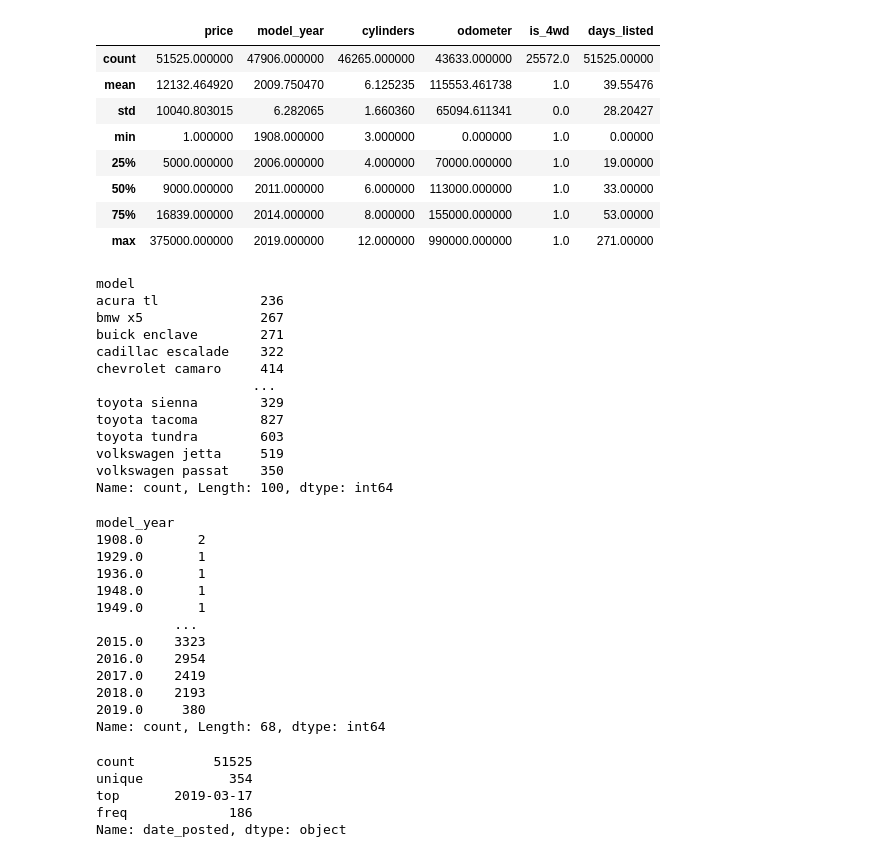
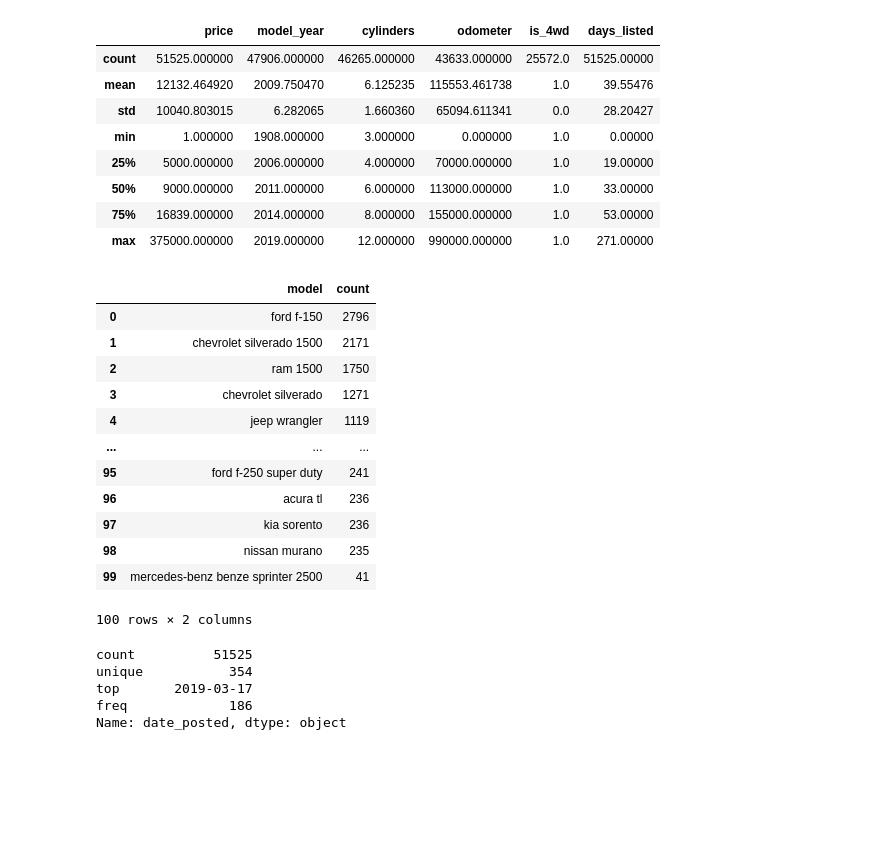
Before and after one commit to DeinyACR/Proyecto-Sprint-7-TripleTen, a Jupyter notebook: notebooks/EDA.ipynb, the cells around one changed output. Cells and saved outputs as stored; diff of their text form; code cells hidden in the pictures; blank space fills up the shorter version.

```diff
--- a/notebooks/EDA.ipynb
+++ b/notebooks/EDA.ipynb
@@ -60,37 +58,21 @@ car_data.describe()
 | 75% | 16839.000000 | 2014.000000 | 8.000000 | 155000.000000 | 1.0 | 53.00000 |
 | max | 375000.000000 | 2019.000000 | 12.000000 | 990000.000000 | 1.0 | 271.00000 |
 # %%
-car_data['model'].value_counts().sort_index()
+car_data['model'].value_counts().reset_index()
 # %% [output]
+|  | model | count |
+| 0 | ford f-150 | 2796 |
+| 1 | chevrolet silverado 1500 | 2171 |
+| 2 | ram 1500 | 1750 |
+| 3 | chevrolet silverado | 1271 |
+| 4 | jeep wrangler | 1119 |
+| ... | ... | ... |
+| 95 | ford f-250 super duty | 241 |
+| 96 | acura tl | 236 |
+| 97 | kia sorento | 236 |
+| 98 | nissan murano | 235 |
+| 99 | mercedes-benz benze sprinter 2500 | 41 |
-model
-acura tl             236
-bmw x5               267
-buick enclave        271
-cadillac escalade    322
-chevrolet camaro     414
-                    ...
-toyota sienna        329
-toyota tacoma        827
-toyota tundra        603
-volkswagen jetta     519
-volkswagen passat    350
-Name: count, Length: 100, dtype: int64
+100 rows × 2 columns
-# %%
-car_data['model_year'].value_counts().sort_index()
-# %% [output]
-model_year
-1908.0       2
-1929.0       1
-1936.0       1
-1948.0       1
-1949.0       1
-          ...
-2015.0    3323
-2016.0    2954
-2017.0    2419
-2018.0    2193
-2019.0     380
-Name: count, Length: 68, dtype: int64
 # %%
 car_data['date_posted'].describe()
 # %% [output]
```
Also changed, not shown: parts of 19 cells of this notebook.
